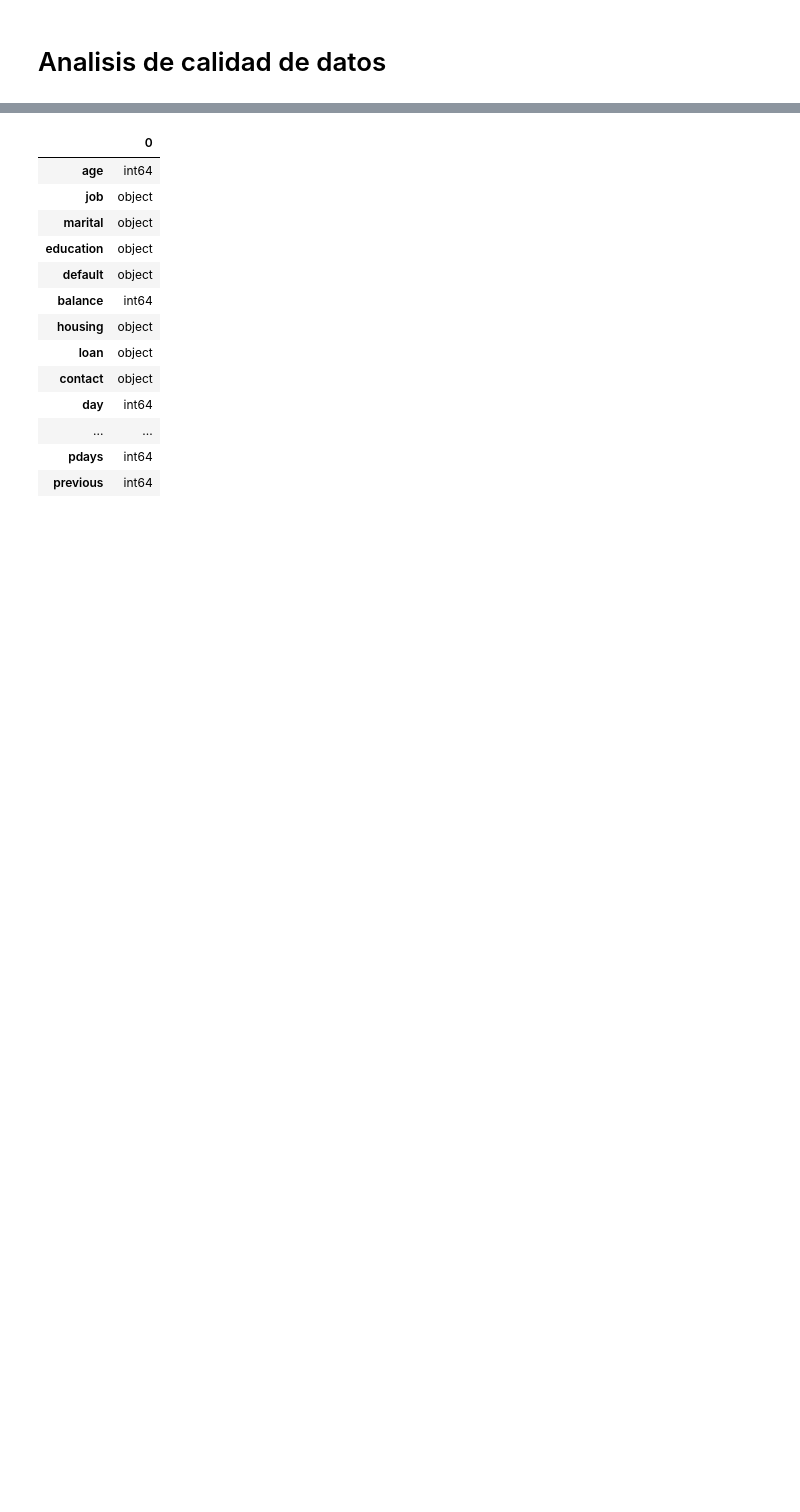
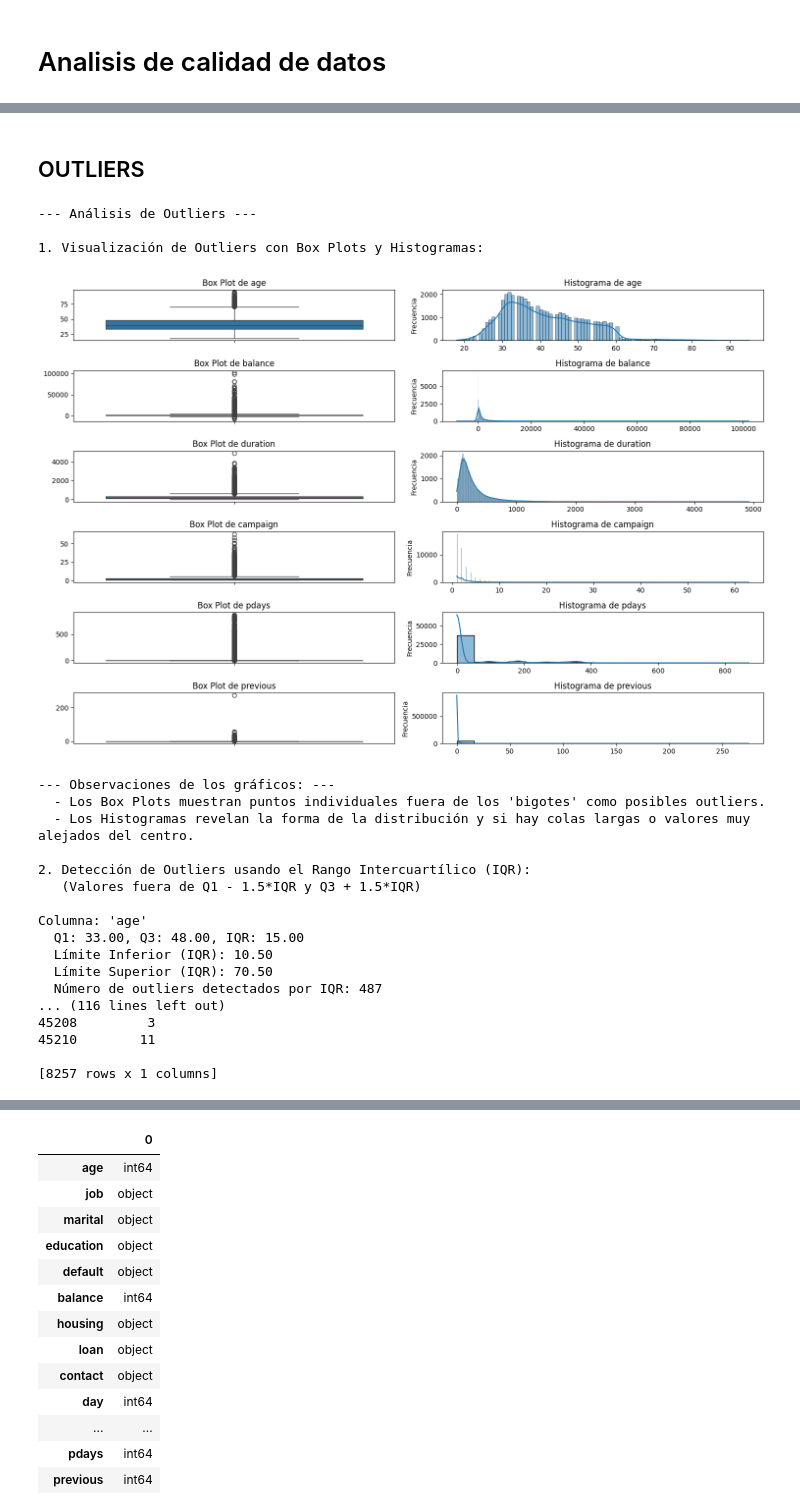
Before and after one commit to JMGARCIA97/TF2_GARCIA, a Jupyter notebook: ANP_TF_GARCIA.ipynb, the cells around one changed output, grey strips where cells are left out. Cells and saved outputs as stored; diff of their text form; code cells hidden in the pictures; blank space fills up the shorter version.

```diff
--- a/ANP_TF_GARCIA.ipynb
+++ b/ANP_TF_GARCIA.ipynb
@@ -56,0 +134,79 @@ Name: count, dtype: int64
+# %% [markdown]
+## OUTLIERS
+# %%
+# Reemplazamos 'unknown' por NaN para evitar que afecte a las columnas numéricas si se mezclaran
+df_cleaned = df.replace('unknown', np.nan)
+
+# Columnas numéricas para el análisis de outliers
+numeric_cols = ['age', 'balance', 'duration', 'campaign', 'pdays', 'previous']
+
+print("--- Análisis de Outliers ---")
+
+# --- Método 1: Visualización con Box Plots y Histogramas ---
+print("\n1. Visualización de Outliers con Box Plots y Histogramas:")
+
+plt.figure(figsize=(15, 10))
+for i, col in enumerate(numeric_cols):
+    # Box Plot
+    plt.subplot(len(numeric_cols), 2, 2*i + 1)
+    sns.boxplot(y=df_cleaned[col])
+    plt.title(f'Box Plot de {col}')
+    plt.ylabel('') # Evita doble etiqueta de eje
+
+    # Histograma
+    plt.subplot(len(numeric_cols), 2, 2*i + 2)
+    sns.histplot(df_cleaned[col].dropna(), kde=True) # kde=True para ver la estimación de densidad
+    plt.title(f'Histograma de {col}')
+    plt.xlabel('') # Evita doble etiqueta de eje
+    plt.ylabel('Frecuencia')
+
+plt.tight_layout()
+plt.show()
+
+print("\n--- Observaciones de los gráficos: ---")
+print("  - Los Box Plots muestran puntos individuales fuera de los 'bigotes' como posibles outliers.")
+print("  - Los Histogramas revelan la forma de la distribución y si hay colas largas o valores muy alejados del centro.")
+
+# --- Método 2: Detección de Outliers usando el Rango Intercuartílico (IQR) ---
+print("\n2. Detección de Outliers usando el Rango Intercuartílico (IQR):")
+print("   (Valores fuera de Q1 - 1.5*IQR y Q3 + 1.5*IQR)")
+
+for col in numeric_cols:
+    Q1 = df_cleaned[col].quantile(0.25)
+    Q3 = df_cleaned[col].quantile(0.75)
+    IQR = Q3 - Q1
+    lower_bound = Q1 - 1.5 * IQR
+    upper_bound = Q3 + 1.5 * IQR
+
+    outliers_iqr = df_cleaned[(df_cleaned[col] < lower_bound) | (df_cleaned[col] > upper_bound)]
+
+    print(f"\nColumna: '{col}'")
+    print(f"  Q1: {Q1:.2f}, Q3: {Q3:.2f}, IQR: {IQR:.2f}")
+    print(f"  Límite Inferior (IQR): {lower_bound:.2f}")
+    print(f"  Límite Superior (IQR): {upper_bound:.2f}")
+    print(f"  Número de outliers detectados por IQR: {len(outliers_iqr)}")
+    if not outliers_iqr.empty:
+        print("  Ejemplos de outliers (IQR):")
+        print(outliers_iqr[[col]]) # Muestra solo la columna del outlier
+# %% [output]
+--- Análisis de Outliers ---
+
+1. Visualización de Outliers con Box Plots y Histogramas:
+[figure, added]
+--- Observaciones de los gráficos: ---
+  - Los Box Plots muestran puntos individuales fuera de los 'bigotes' como posibles outliers.
+  - Los Histogramas revelan la forma de la distribución y si hay colas largas o valores muy alejados del centro.
+
+2. Detección de Outliers usando el Rango Intercuartílico (IQR):
+   (Valores fuera de Q1 - 1.5*IQR y Q3 + 1.5*IQR)
+
+Columna: 'age'
+  Q1: 33.00, Q3: 48.00, IQR: 15.00
+  Límite Inferior (IQR): 10.50
+  Límite Superior (IQR): 70.50
+  Número de outliers detectados por IQR: 487
+... (116 lines left out)
+45208         3
+45210        11
+
+[8257 rows x 1 columns]
```
Also changed, not shown: parts of 9 cells of this notebook.
